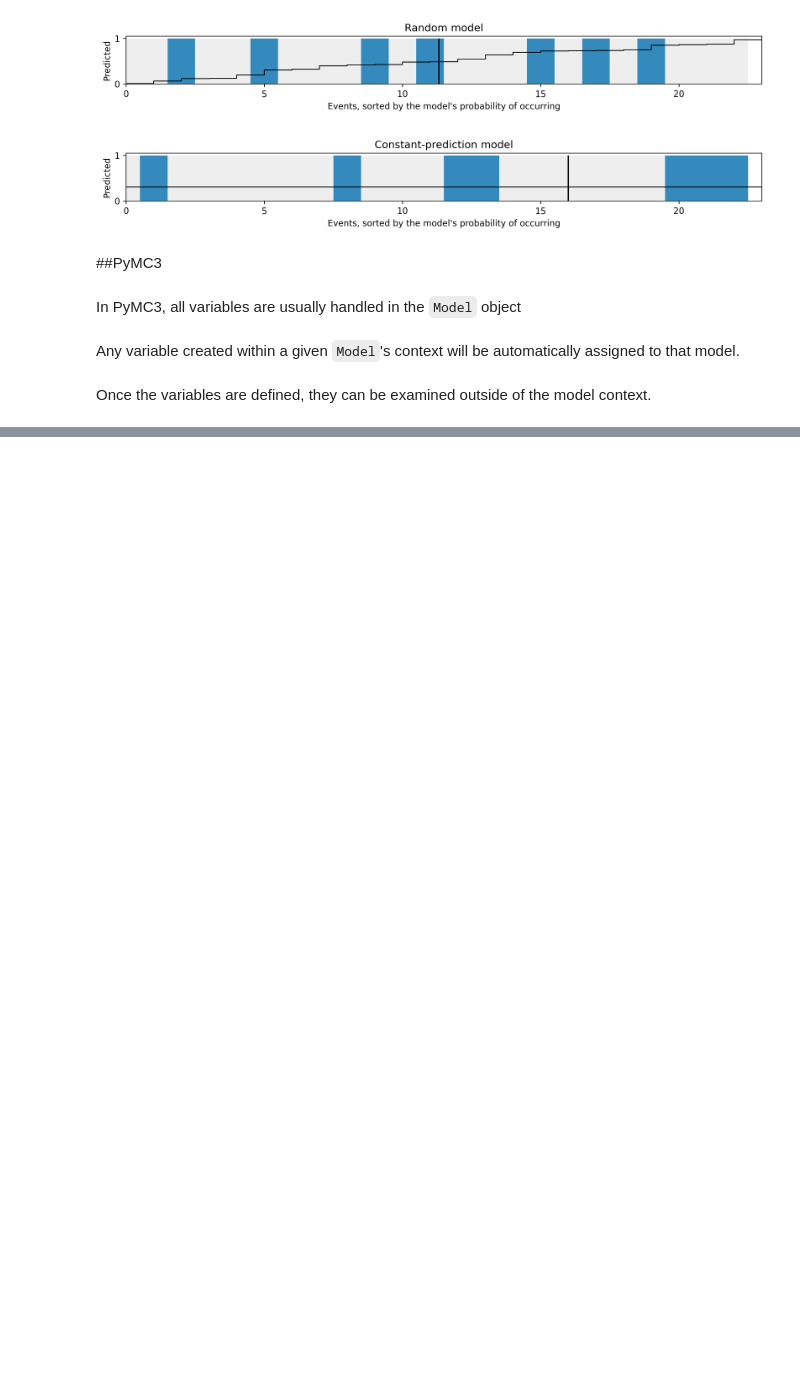
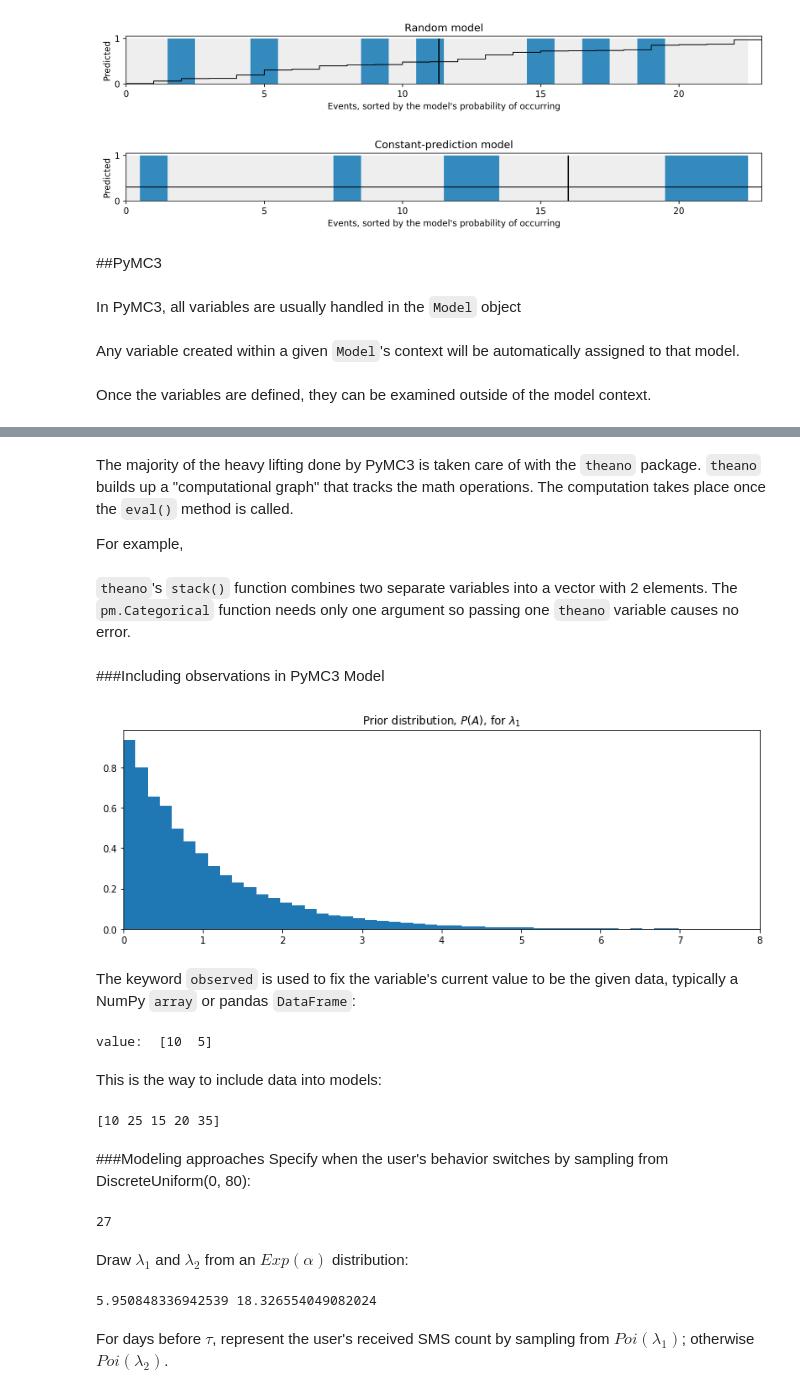
Before and after one commit to lblogan14/bayes_methods_for_hackers, a Jupyter notebook: ch2_more_on_pymc.ipynb, the cells around one changed output, grey strips where cells are left out. Saved outputs shown, nothing was run; the diff lists cells and outputs as text; code cells hidden in the pictures; blank space fills up the shorter version.

```diff
--- a/ch2_more_on_pymc.ipynb
+++ b/ch2_more_on_pymc.ipynb
@@ -995,0 +998,4 @@ array(0.693)
+# %%
+with pm.Model() as model:
+    theta = pm.Exponential('theta', 2.0)
+    data_generator = pm.Poisson('data_generator', theta)
@@ -995,0 +1015,5 @@ array(0.693)
+# %%
+with pm.Model() as model:
+    parameter = pm.Exponential('poisson_param', 1.0,
+                               testval=0.5)
+print('parameter.tag.test_value =', parameter.tag.test_value)
@@ -995,0 +1037,7 @@ array(0.693)
+# %%
+with pm.Model() as model:
+    lambda_1 = pm.Exponential('lambda_1', 1.0)
+    lambda_2 = pm.Exponential('lambda_2', 1.0)
+    tau = pm.DiscreteUniform('tau', lower=0, upper=10)
+
+new_deterministic_var = lambda_1 + lambda_2
@@ -995,0 +1056,4 @@ array(0.693)
+# %% [markdown]
+The majority of the heavy lifting done by PyMC3 is taken care of with the `theano` package. `theano` builds up a "computational graph" that tracks the math operations. The computation takes place once the `eval()` method is called.
+
+For example,
@@ -995,0 +1069,49 @@ array(0.693)
+# %% [markdown]
+`theano`'s `stack()` function combines two separate variables into a vector with 2 elements. The `pm.Categorical` function needs only one argument so passing one `theano` variable causes no error.
+# %% [markdown]
+###Including observations in PyMC3 Model
+# %%
+samples = lambda_1.random(size=20000)
+
+figsize(12.5, 4)
+plt.hist(samples, bins=70, density=True, histtype='stepfilled')
+plt.title('Prior distribution, $P(A)$, for $\lambda_1$')
+plt.xlim(0,8);
+# %% [output]
+[figure, added]
+# %% [markdown]
+The keyword `observed` is used to fix the variable's current value to be the given data, typically a NumPy `array` or pandas `DataFrame`:
+# %%
+data = np.array([10, 5])
+with model:
+    fixed_variable = pm.Poisson('fxd', 1, observed=data)
+print('value: ', fixed_variable.tag.test_value)
+# %% [output]
+value:  [10  5]
+# %% [markdown]
+This is the way to include data into models:
+# %%
+data = np.array([10, 25, 15, 20, 35])
+with model:
+    obs = pm.Poisson('obs', 5, observed=data)
+print(obs.tag.test_value)
+# %% [output]
+[10 25 15 20 35]
+# %% [markdown]
+###Modeling approaches
+Specify when the user's behavior switches by sampling from DiscreteUniform(0, 80):
+# %%
+tau = np.random.randint(0, 80)
+print(tau)
+# %% [output]
+27
+# %% [markdown]
+Draw $\lambda_1$ and $\lambda_2$ from an $Exp(\alpha)$ distribution:
+# %%
+alpha = 1./20
+lambda_1, lambda_2 = np.random.exponential(scale=1/alpha, size=2)
+print(lambda_1, lambda_2)
+# %% [output]
+5.950848336942539 18.326554049082024
+# %% [markdown]
+For days before $\tau$, represent the user's received SMS count by sampling from $Poi(\lambda_1)$; otherwise $Poi(\lambda_2)$.
```
Also changed, not shown: parts of 46 cells of this notebook.
